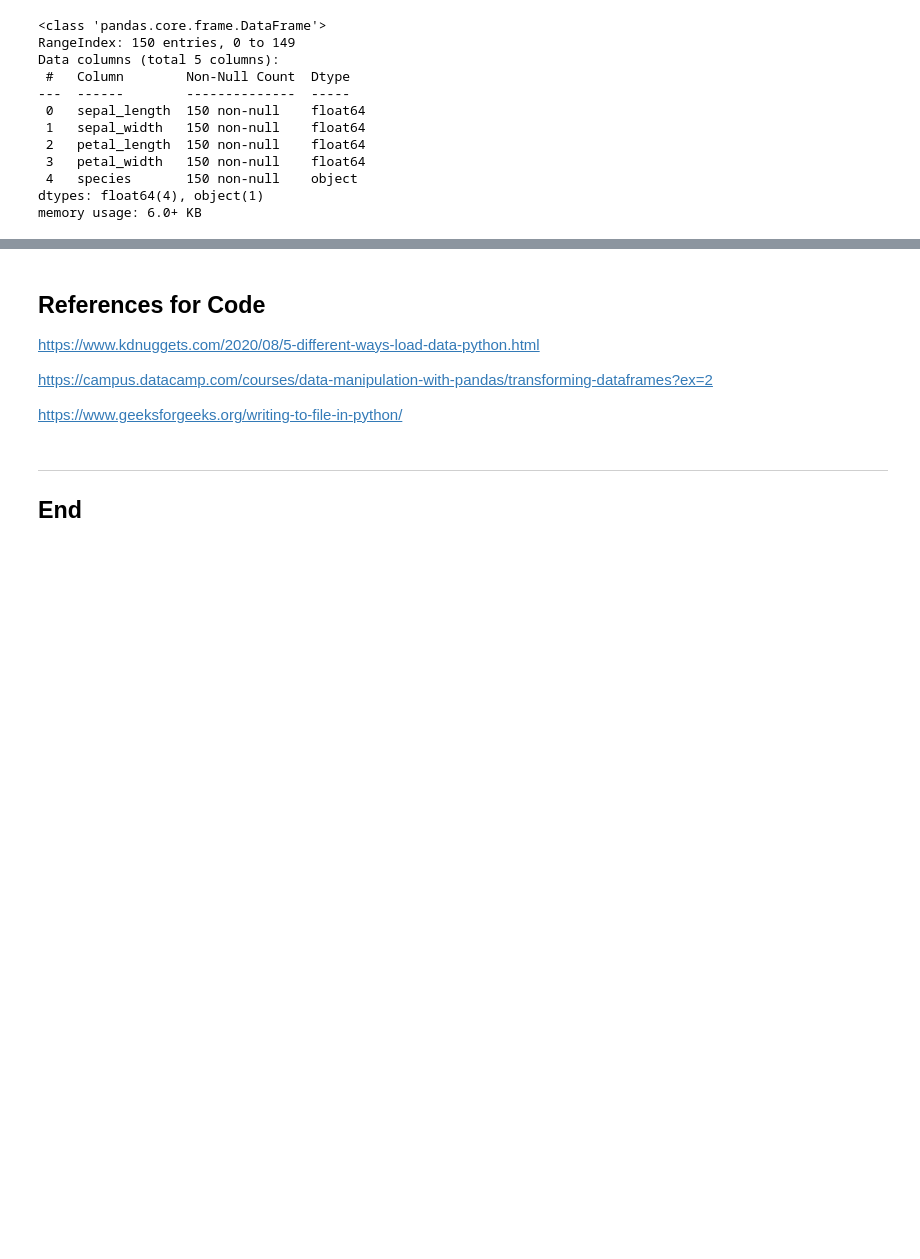
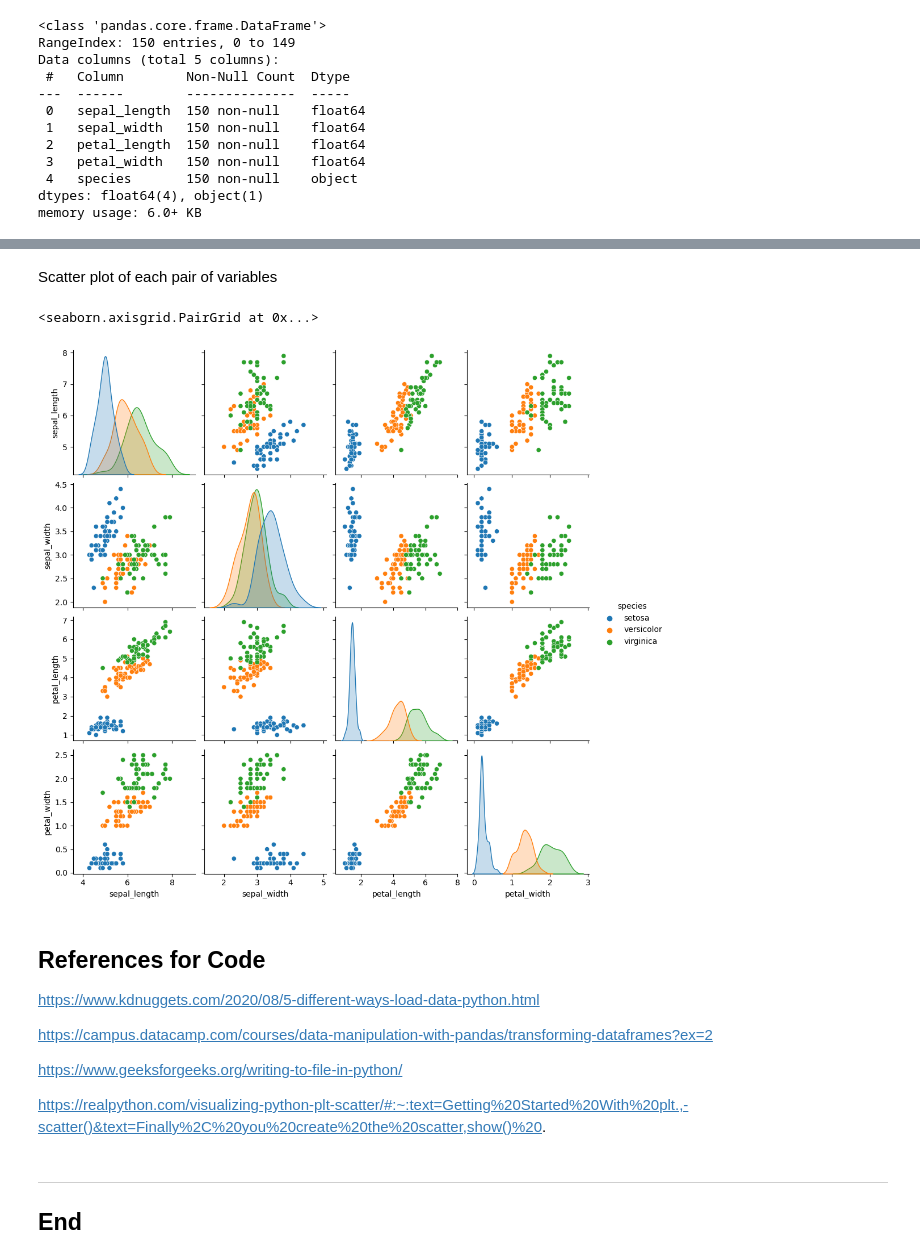
Before and after one commit to GraceMarySmyth/pands-myproject, a Jupyter notebook: Iris.ipynb, the cells around one changed output, grey strips where cells are left out. Drawn from its saved outputs; the diff is of its cells as text; code cells hidden in the pictures; blank space fills up the shorter version.

```diff
--- a/Iris.ipynb
+++ b/Iris.ipynb
@@ -85,3 +97,10 @@ memory usage: 6.0+ KB
+# %% [markdown]
+Scatter plot of each pair of variables
+# %%
+sns.pairplot(df, hue='species')
+# %% [output]
+<seaborn.axisgrid.PairGrid at 0x...>
+[figure, added]
 # %% [markdown]
 ## References for Code
 https://www.kdnuggets.com/2020/08/5-different-ways-load-data-python.html
@@ -89,6 +108,8 @@ https://www.kdnuggets.com/2020/08/5-different-ways-load-data-python.html
 https://campus.datacamp.com/courses/data-manipulation-with-pandas/transforming-dataframes?ex=2
 
 https://www.geeksforgeeks.org/writing-to-file-in-python/
+
+https://realpython.com/visualizing-python-plt-scatter/#:~:text=Getting%20Started%20With%20plt.,-scatter()&text=Finally%2C%20you%20create%20the%20scatter,show()%20.
 # %% [markdown]
 ***
 ## End
```
Also changed, not shown: parts of 2 cells of this notebook, 2 other files.
